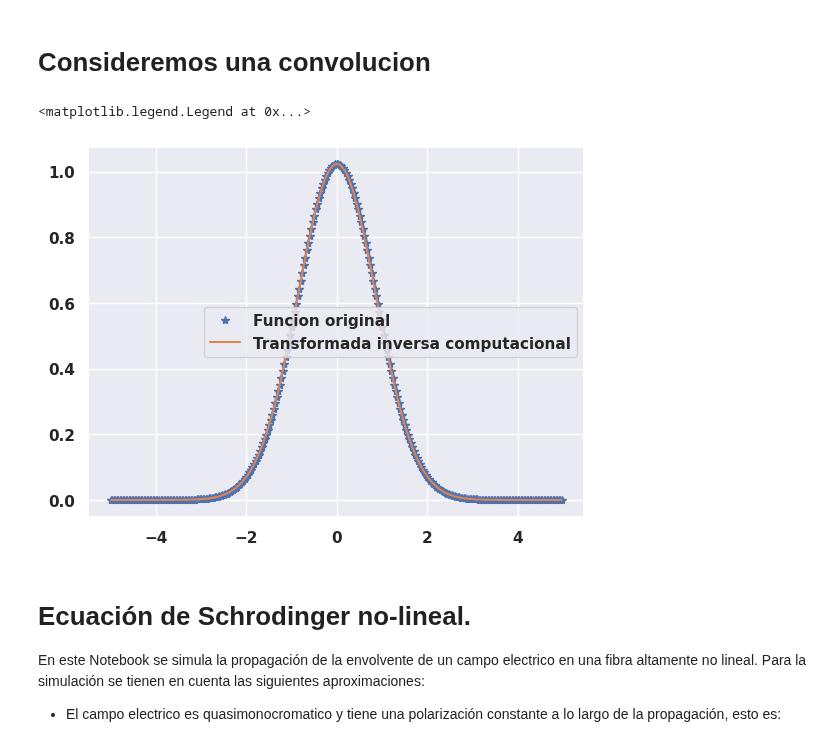
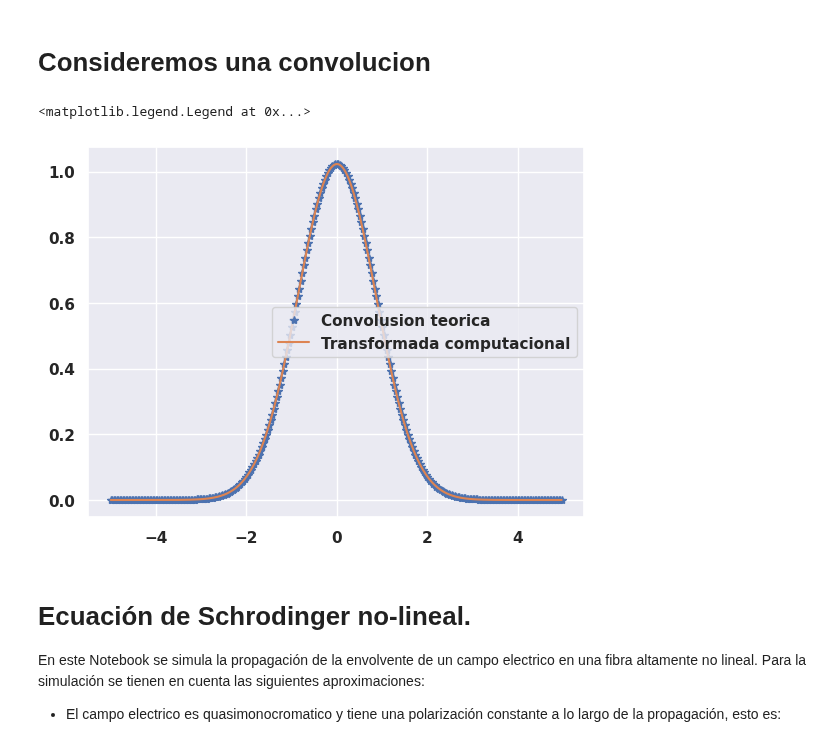
Before and after one commit to EstebanM-98/University_codes, a Jupyter notebook: Ingenieria/Nonlinear_Optics/Codigo_lab2.ipynb, the cells around one changed output. Cells and saved outputs as stored; diff of their text form; code cells hidden in the pictures.

```diff
--- a/Ingenieria/Nonlinear_Optics/Codigo_lab2.ipynb
+++ b/Ingenieria/Nonlinear_Optics/Codigo_lab2.ipynb
@@ -123,21 +178,21 @@ def convft(f1,f2,dx):
 # %%
 L=10
 M=300
 a=1
 b=2
 dx=L/M
 x=np.arange(-L/2,L/2,dx)
 y1=np.exp(-a*x**2)
 y2=np.exp(-b*x**2)
 conv_t=np.sqrt(np.pi/(a+b))*np.exp(-a*b/(a+b)*x**2)
 conv_c=convft(y1,y2,L)
 
-plt.plot(x,conv_t,'*',label="Funcion original")
-plt.plot(x,conv_c,label="Transformada inversa computacional")
+plt.plot(x,conv_t,'*',label="Convolusion teorica")
+plt.plot(x,conv_c,label="Transformada computacional")
 plt.legend()
 # %% [output]
 <matplotlib.legend.Legend at 0x...>
-[figure, old version]
+[figure, new version]
 # %% [markdown]
 # Ecuación de Schrodinger no-lineal.
 
```
Also changed, not shown: parts of 10 cells of this notebook, 4 other files.
